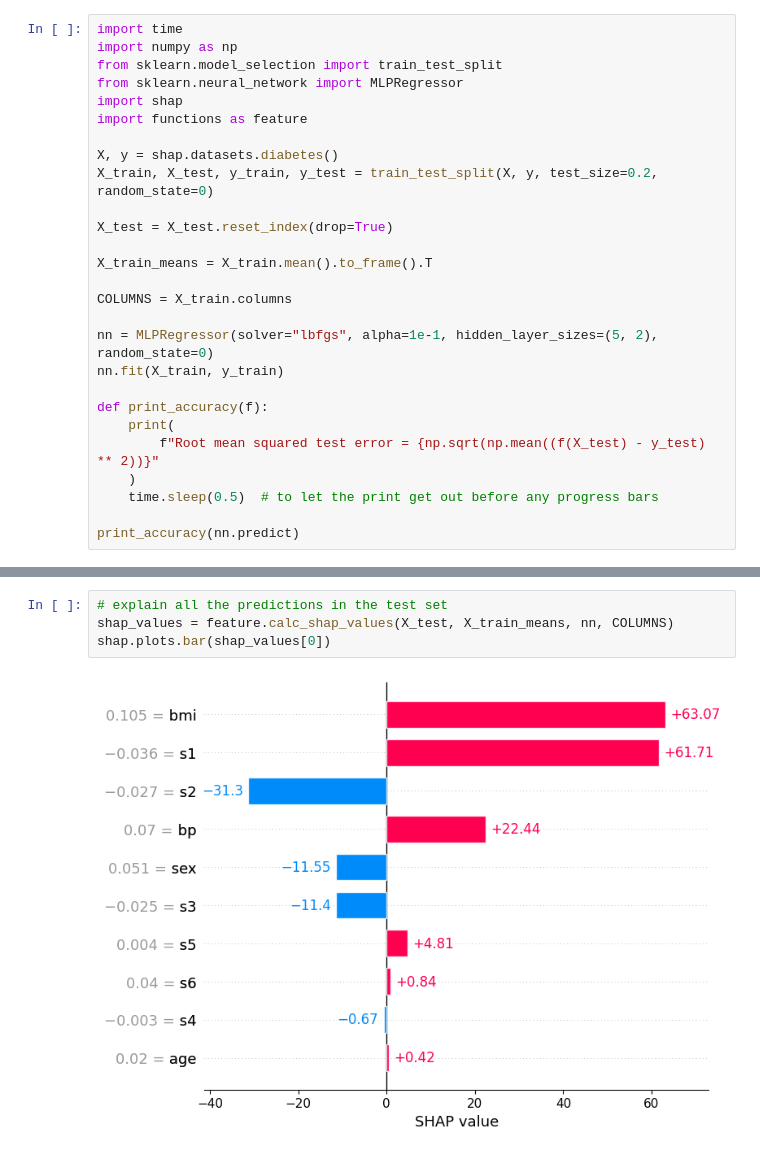
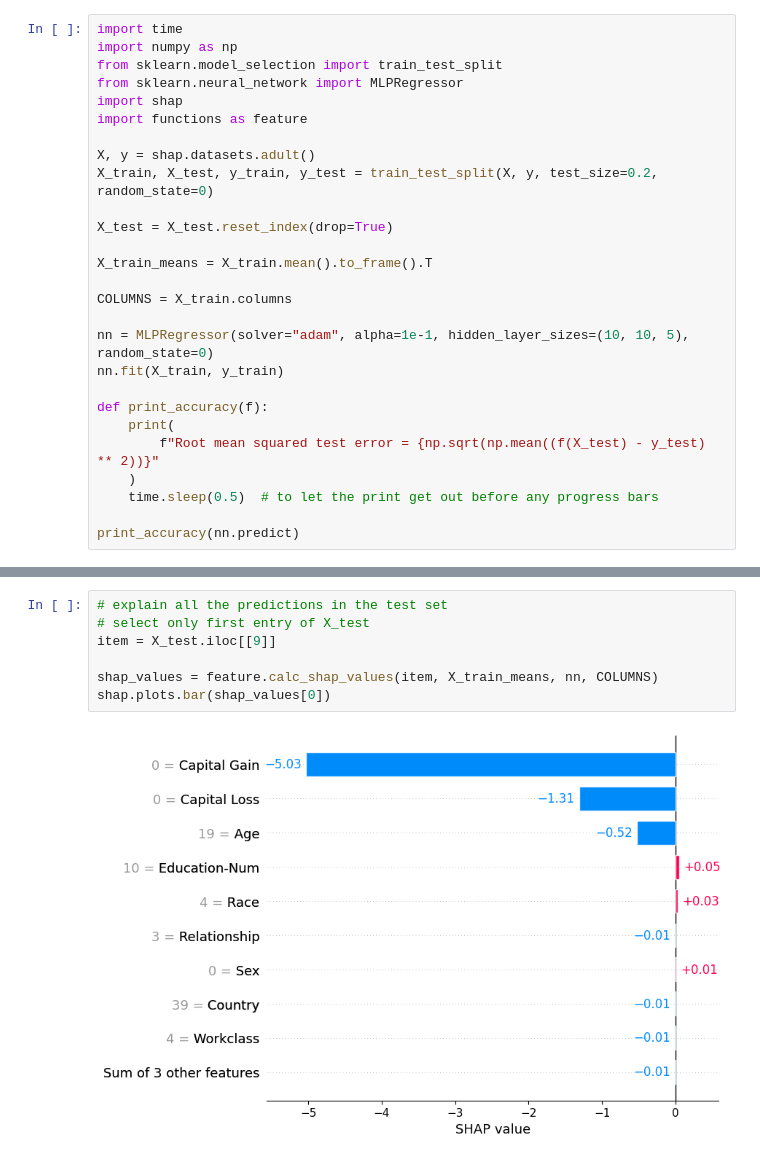
Before and after one commit to akleinau/Finch, a Jupyter notebook: shap_agnostic_diabetes.ipynb, the cells around one changed output, grey strips where cells are left out. Drawn from its saved outputs; the diff is of its cells as text.

Commit message:
experiment with datasets

```diff
--- a/shap_agnostic_diabetes.ipynb
+++ b/shap_agnostic_diabetes.ipynb
@@ -6,7 +6,7 @@ from sklearn.neural_network import MLPRegressor
 import shap
 import functions as feature
 
-X, y = shap.datasets.diabetes()
+X, y = shap.datasets.adult()
 X_train, X_test, y_train, y_test = train_test_split(X, y, test_size=0.2, random_state=0)
 
 X_test = X_test.reset_index(drop=True)
@@ -15,7 +15,7 @@ X_train_means = X_train.mean().to_frame().T
 
 COLUMNS = X_train.columns
 
-nn = MLPRegressor(solver="lbfgs", alpha=1e-1, hidden_layer_sizes=(5, 2), random_state=0)
+nn = MLPRegressor(solver="adam", alpha=1e-1, hidden_layer_sizes=(10, 10, 5), random_state=0)
 nn.fit(X_train, y_train)
 
 def print_accuracy(f):
@@ -35,8 +30,11 @@ Root mean squared test error = 58.13233529996922
 # %%
 # explain all the predictions in the test set
-shap_values = feature.calc_shap_values(X_test, X_train_means, nn, COLUMNS)
+# select only first entry of X_test
+item = X_test.iloc[[9]]
+
+shap_values = feature.calc_shap_values(item, X_train_means, nn, COLUMNS)
 shap.plots.bar(shap_values[0])
 # %% [output]
-[figure, old version]
+[figure, new version]
 # %%
 #entangle the named columns
```
Also changed, not shown: parts of 2 cells of this notebook.
